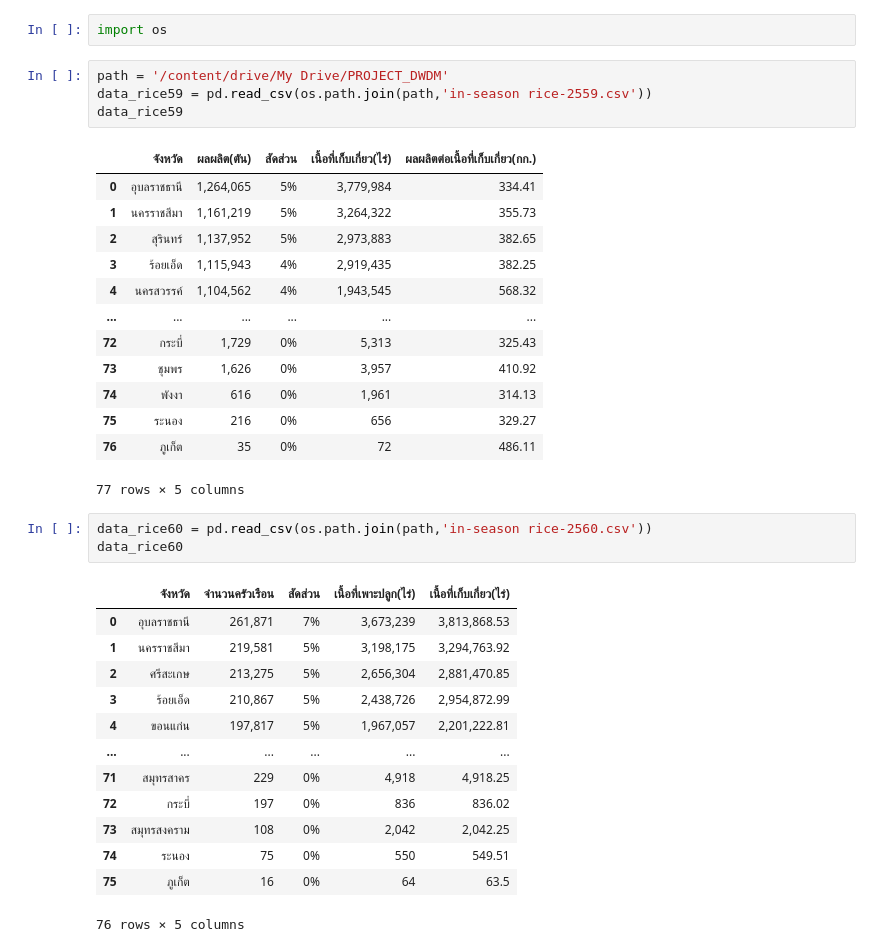
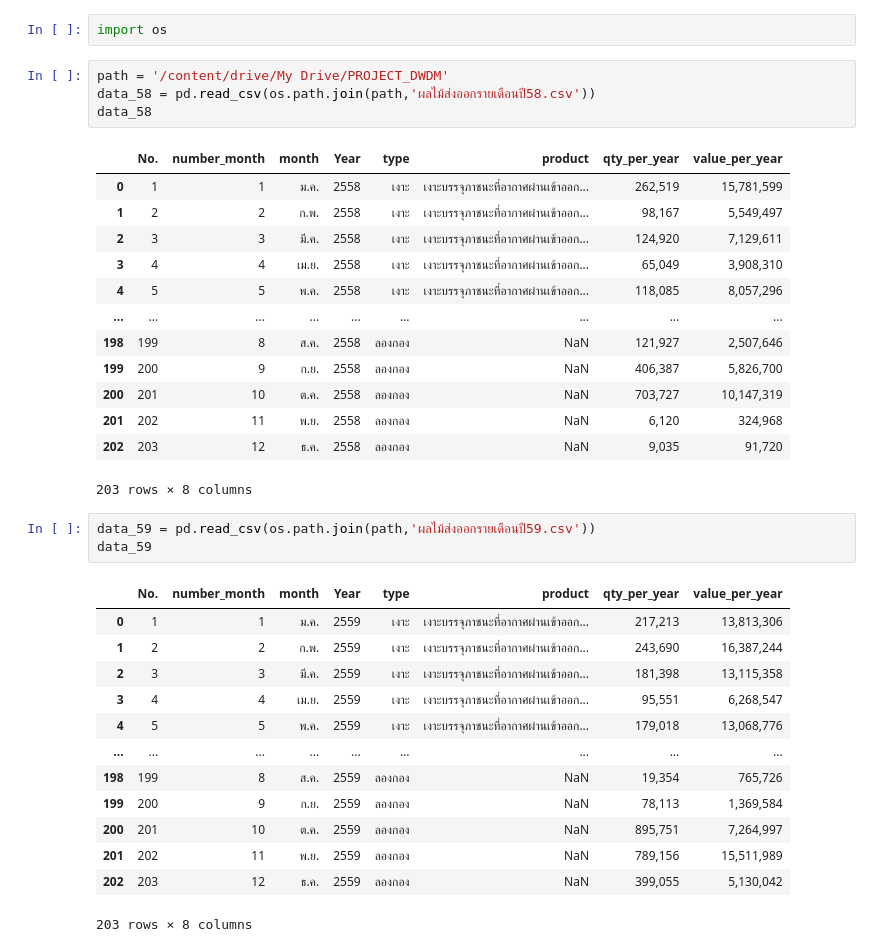
Before and after one commit to mintra-tippayaratsontorn/DWDM21, a Jupyter notebook: Project_DWDM.ipynb, the cells around one changed output. Saved outputs shown, nothing was run; the diff lists cells and outputs as text.

```diff
--- a/Project_DWDM.ipynb
+++ b/Project_DWDM.ipynb
@@ -17,37 +17,37 @@ Mounted at /content/drive
 import os
 # %%
 path = '/content/drive/My Drive/PROJECT_DWDM'
-data_rice59 = pd.read_csv(os.path.join(path,'in-season rice-2559.csv'))
-data_rice59
+data_58 = pd.read_csv(os.path.join(path,'ผลไม้ส่งออกรายเดือนปี58.csv'))
+data_58
 # %% [output]
-|  | จังหวัด | ผลผลิต(ตัน) | สัดส่วน | เนื้อที่เก็บเกี่ยว(ไร่) | ผลผลิตต่อเนื้อที่เก็บเกี่ยว(กก.) |
-| 0 | อุบลราชธานี | 1,264,065 | 5% | 3,779,984 | 334.41 |
-| 1 | นครราชสีมา | 1,161,219 | 5% | 3,264,322 | 355.73 |
-| 2 | สุรินทร์ | 1,137,952 | 5% | 2,973,883 | 382.65 |
-| 3 | ร้อยเอ็ด | 1,115,943 | 4% | 2,919,435 | 382.25 |
-| 4 | นครสวรรค์ | 1,104,562 | 4% | 1,943,545 | 568.32 |
-| ... | ... | ... | ... | ... | ... |
-| 72 | กระบี่ | 1,729 | 0% | 5,313 | 325.43 |
-| 73 | ชุมพร | 1,626 | 0% | 3,957 | 410.92 |
-| 74 | พังงา | 616 | 0% | 1,961 | 314.13 |
-| 75 | ระนอง | 216 | 0% | 656 | 329.27 |
-| 76 | ภูเก็ต | 35 | 0% | 72 | 486.11 |
+|  | No. | number_month | month | Year | type | product | qty_per_year | value_per_year |
+| 0 | 1 | 1 | ม.ค. | 2558 | เงาะ | เงาะบรรจุภาชนะที่อากาศผ่านเข้าออก... | 262,519 | 15,781,599 |
+| 1 | 2 | 2 | ก.พ. | 2558 | เงาะ | เงาะบรรจุภาชนะที่อากาศผ่านเข้าออก... | 98,167 | 5,549,497 |
+| 2 | 3 | 3 | มี.ค. | 2558 | เงาะ | เงาะบรรจุภาชนะที่อากาศผ่านเข้าออก... | 124,920 | 7,129,611 |
+| 3 | 4 | 4 | เม.ย. | 2558 | เงาะ | เงาะบรรจุภาชนะที่อากาศผ่านเข้าออก... | 65,049 | 3,908,310 |
+| 4 | 5 | 5 | พ.ค. | 2558 | เงาะ | เงาะบรรจุภาชนะที่อากาศผ่านเข้าออก... | 118,085 | 8,057,296 |
+| ... | ... | ... | ... | ... | ... | ... | ... | ... |
+| 198 | 199 | 8 | ส.ค. | 2558 | ลองกอง | NaN | 121,927 | 2,507,646 |
+| 199 | 200 | 9 | ก.ย. | 2558 | ลองกอง | NaN | 406,387 | 5,826,700 |
+| 200 | 201 | 10 | ต.ค. | 2558 | ลองกอง | NaN | 703,727 | 10,147,319 |
+| 201 | 202 | 11 | พ.ย. | 2558 | ลองกอง | NaN | 6,120 | 324,968 |
+| 202 | 203 | 12 | ธ.ค. | 2558 | ลองกอง | NaN | 9,035 | 91,720 |
-77 rows × 5 columns
+203 rows × 8 columns
 # %%
-data_rice60 = pd.read_csv(os.path.join(path,'in-season rice-2560.csv'))
-data_rice60
+data_59 = pd.read_csv(os.path.join(path,'ผลไม้ส่งออกรายเดือนปี59.csv'))
+data_59
 # %% [output]
-|  | จังหวัด | จำนวนครัวเรือน | สัดส่วน | เนื้อที่เพาะปลูก(ไร่) | เนื้อที่เก็บเกี่ยว(ไร่) |
-| 0 | อุบลราชธานี | 261,871 | 7% | 3,673,239 | 3,813,868.53 |
-| 1 | นครราชสีมา | 219,581 | 5% | 3,198,175 | 3,294,763.92 |
-| 2 | ศรีสะเกษ | 213,275 | 5% | 2,656,304 | 2,881,470.85 |
-| 3 | ร้อยเอ็ด | 210,867 | 5% | 2,438,726 | 2,954,872.99 |
-| 4 | ขอนแก่น | 197,817 | 5% | 1,967,057 | 2,201,222.81 |
-| ... | ... | ... | ... | ... | ... |
-| 71 | สมุทรสาคร | 229 | 0% | 4,918 | 4,918.25 |
-| 72 | กระบี่ | 197 | 0% | 836 | 836.02 |
-| 73 | สมุทรสงคราม | 108 | 0% | 2,042 | 2,042.25 |
-| 74 | ระนอง | 75 | 0% | 550 | 549.51 |
-| 75 | ภูเก็ต | 16 | 0% | 64 | 63.5 |
+|  | No. | number_month | month | Year | type | product | qty_per_year | value_per_year |
+| 0 | 1 | 1 | ม.ค. | 2559 | เงาะ | เงาะบรรจุภาชนะที่อากาศผ่านเข้าออก... | 217,213 | 13,813,306 |
+| 1 | 2 | 2 | ก.พ. | 2559 | เงาะ | เงาะบรรจุภาชนะที่อากาศผ่านเข้าออก... | 243,690 | 16,387,244 |
+| 2 | 3 | 3 | มี.ค. | 2559 | เงาะ | เงาะบรรจุภาชนะที่อากาศผ่านเข้าออก... | 181,398 | 13,115,358 |
+| 3 | 4 | 4 | เม.ย. | 2559 | เงาะ | เงาะบรรจุภาชนะที่อากาศผ่านเข้าออก... | 95,551 | 6,268,547 |
+| 4 | 5 | 5 | พ.ค. | 2559 | เงาะ | เงาะบรรจุภาชนะที่อากาศผ่านเข้าออก... | 179,018 | 13,068,776 |
+| ... | ... | ... | ... | ... | ... | ... | ... | ... |
+| 198 | 199 | 8 | ส.ค. | 2559 | ลองกอง | NaN | 19,354 | 765,726 |
+| 199 | 200 | 9 | ก.ย. | 2559 | ลองกอง | NaN | 78,113 | 1,369,584 |
+| 200 | 201 | 10 | ต.ค. | 2559 | ลองกอง | NaN | 895,751 | 7,264,997 |
+| 201 | 202 | 11 | พ.ย. | 2559 | ลองกอง | NaN | 789,156 | 15,511,989 |
+| 202 | 203 | 12 | ธ.ค. | 2559 | ลองกอง | NaN | 399,055 | 5,130,042 |
-76 rows × 5 columns
+203 rows × 8 columns
 # %%
```
Also changed, not shown: parts of 14 cells of this notebook.
